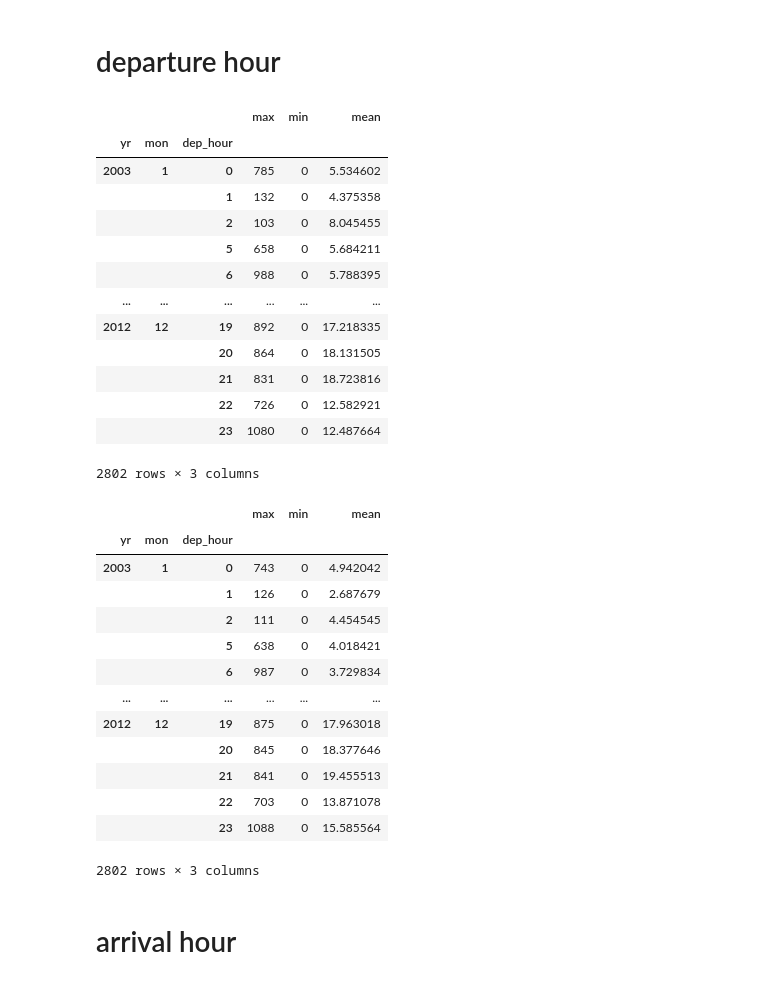
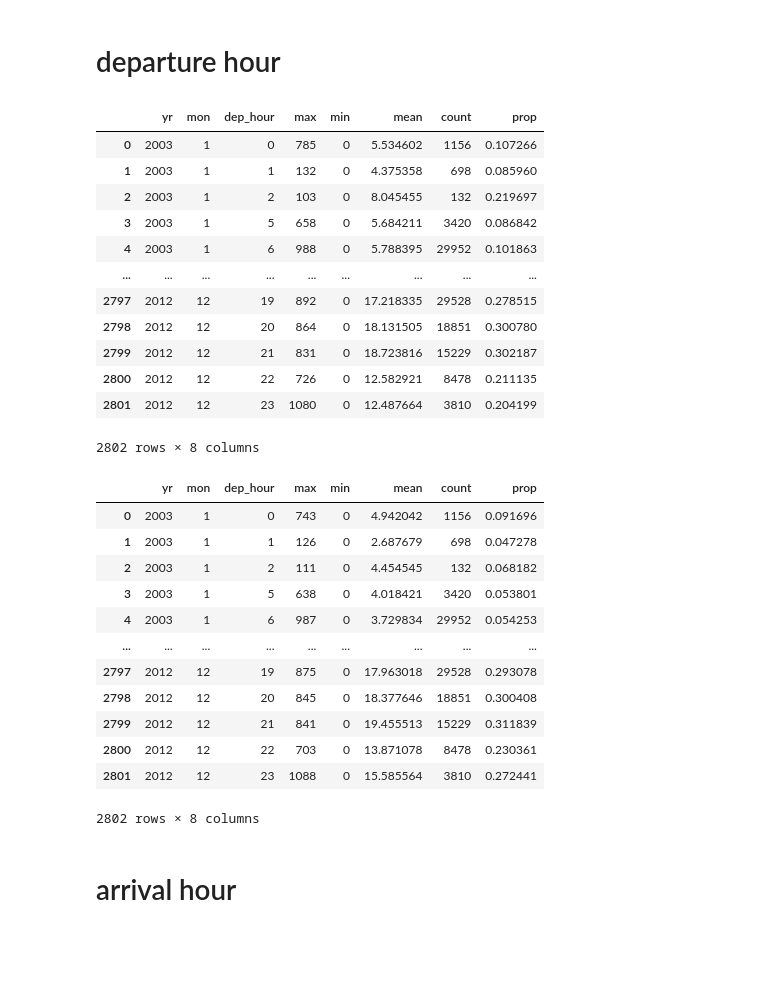
Before and after one commit to jiatongyip/delayover, a Jupyter notebook: frontend/data_prep.ipynb, the cells around one changed output. Drawn from its saved outputs; the diff is of its cells as text; code cells hidden in the pictures; blank space fills up the shorter version.

```diff
--- a/frontend/data_prep.ipynb
+++ b/frontend/data_prep.ipynb
@@ -421,24 +493,24 @@ carrier_grp_dep[~carrier_grp_dep['max'].isna()].reset_index().to_csv("data/grp_c
 # %%
 deph_grp_arr = data_arr.groupby(["yr","mon", "dep_hour"]).agg(
     max = ('arr_delay_new', max),
     min = ('arr_delay_new', min),
     mean = ('arr_delay_new', np.mean),
-#    count = ('arr_delay_new', count)
+    count = ('arr_delay_new', "count"),
+    prop = ('arr_del15', np.mean)
 )
-deph_grp_arr
+deph_grp_arr.dropna().reset_index()
 # %% [output]
-|  |  |  | max | min | mean |
-| yr | mon | dep_hour |  |  |  |
-| 2003 | 1 | 0 | 785 | 0 | 5.534602 |
-|  |  | 1 | 132 | 0 | 4.375358 |
-|  |  | 2 | 103 | 0 | 8.045455 |
-|  |  | 5 | 658 | 0 | 5.684211 |
-|  |  | 6 | 988 | 0 | 5.788395 |
-| ... | ... | ... | ... | ... | ... |
-| 2012 | 12 | 19 | 892 | 0 | 17.218335 |
-|  |  | 20 | 864 | 0 | 18.131505 |
-|  |  | 21 | 831 | 0 | 18.723816 |
-|  |  | 22 | 726 | 0 | 12.582921 |
-|  |  | 23 | 1080 | 0 | 12.487664 |
+|  | yr | mon | dep_hour | max | min | mean | count | prop |
+| 0 | 2003 | 1 | 0 | 785 | 0 | 5.534602 | 1156 | 0.107266 |
+| 1 | 2003 | 1 | 1 | 132 | 0 | 4.375358 | 698 | 0.085960 |
+| 2 | 2003 | 1 | 2 | 103 | 0 | 8.045455 | 132 | 0.219697 |
+| 3 | 2003 | 1 | 5 | 658 | 0 | 5.684211 | 3420 | 0.086842 |
+| 4 | 2003 | 1 | 6 | 988 | 0 | 5.788395 | 29952 | 0.101863 |
+| ... | ... | ... | ... | ... | ... | ... | ... | ... |
+| 2797 | 2012 | 12 | 19 | 892 | 0 | 17.218335 | 29528 | 0.278515 |
+| 2798 | 2012 | 12 | 20 | 864 | 0 | 18.131505 | 18851 | 0.300780 |
+| 2799 | 2012 | 12 | 21 | 831 | 0 | 18.723816 | 15229 | 0.302187 |
+| 2800 | 2012 | 12 | 22 | 726 | 0 | 12.582921 | 8478 | 0.211135 |
+| 2801 | 2012 | 12 | 23 | 1080 | 0 | 12.487664 | 3810 | 0.204199 |
-2802 rows × 3 columns
+2802 rows × 8 columns
 # %%
@@ -448,22 +520,22 @@ deph_grp_dep = data_dep.groupby(["yr","mon", "dep_hour"]).agg(
     max = ('dep_delay_new', max),
     min = ('dep_delay_new', min),
     mean = ('dep_delay_new', np.mean),
-#    count = ('dep_delay_new', count)
+    count = ('dep_delay_new', "count"),
+    prop = ('dep_delay15', np.mean)
 )
-deph_grp_dep
+deph_grp_dep.dropna().reset_index()
 # %% [output]
-|  |  |  | max | min | mean |
-| yr | mon | dep_hour |  |  |  |
-| 2003 | 1 | 0 | 743 | 0 | 4.942042 |
-|  |  | 1 | 126 | 0 | 2.687679 |
-|  |  | 2 | 111 | 0 | 4.454545 |
-|  |  | 5 | 638 | 0 | 4.018421 |
-|  |  | 6 | 987 | 0 | 3.729834 |
-| ... | ... | ... | ... | ... | ... |
-| 2012 | 12 | 19 | 875 | 0 | 17.963018 |
-|  |  | 20 | 845 | 0 | 18.377646 |
-|  |  | 21 | 841 | 0 | 19.455513 |
-|  |  | 22 | 703 | 0 | 13.871078 |
-|  |  | 23 | 1088 | 0 | 15.585564 |
+|  | yr | mon | dep_hour | max | min | mean | count | prop |
+| 0 | 2003 | 1 | 0 | 743 | 0 | 4.942042 | 1156 | 0.091696 |
+| 1 | 2003 | 1 | 1 | 126 | 0 | 2.687679 | 698 | 0.047278 |
+| 2 | 2003 | 1 | 2 | 111 | 0 | 4.454545 | 132 | 0.068182 |
+| 3 | 2003 | 1 | 5 | 638 | 0 | 4.018421 | 3420 | 0.053801 |
+| 4 | 2003 | 1 | 6 | 987 | 0 | 3.729834 | 29952 | 0.054253 |
+| ... | ... | ... | ... | ... | ... | ... | ... | ... |
+| 2797 | 2012 | 12 | 19 | 875 | 0 | 17.963018 | 29528 | 0.293078 |
+| 2798 | 2012 | 12 | 20 | 845 | 0 | 18.377646 | 18851 | 0.300408 |
+| 2799 | 2012 | 12 | 21 | 841 | 0 | 19.455513 | 15229 | 0.311839 |
+| 2800 | 2012 | 12 | 22 | 703 | 0 | 13.871078 | 8478 | 0.230361 |
+| 2801 | 2012 | 12 | 23 | 1088 | 0 | 15.585564 | 3810 | 0.272441 |
-2802 rows × 3 columns
+2802 rows × 8 columns
 # %%
```
Also changed, not shown: parts of 20 cells of this notebook, 1 other file.
